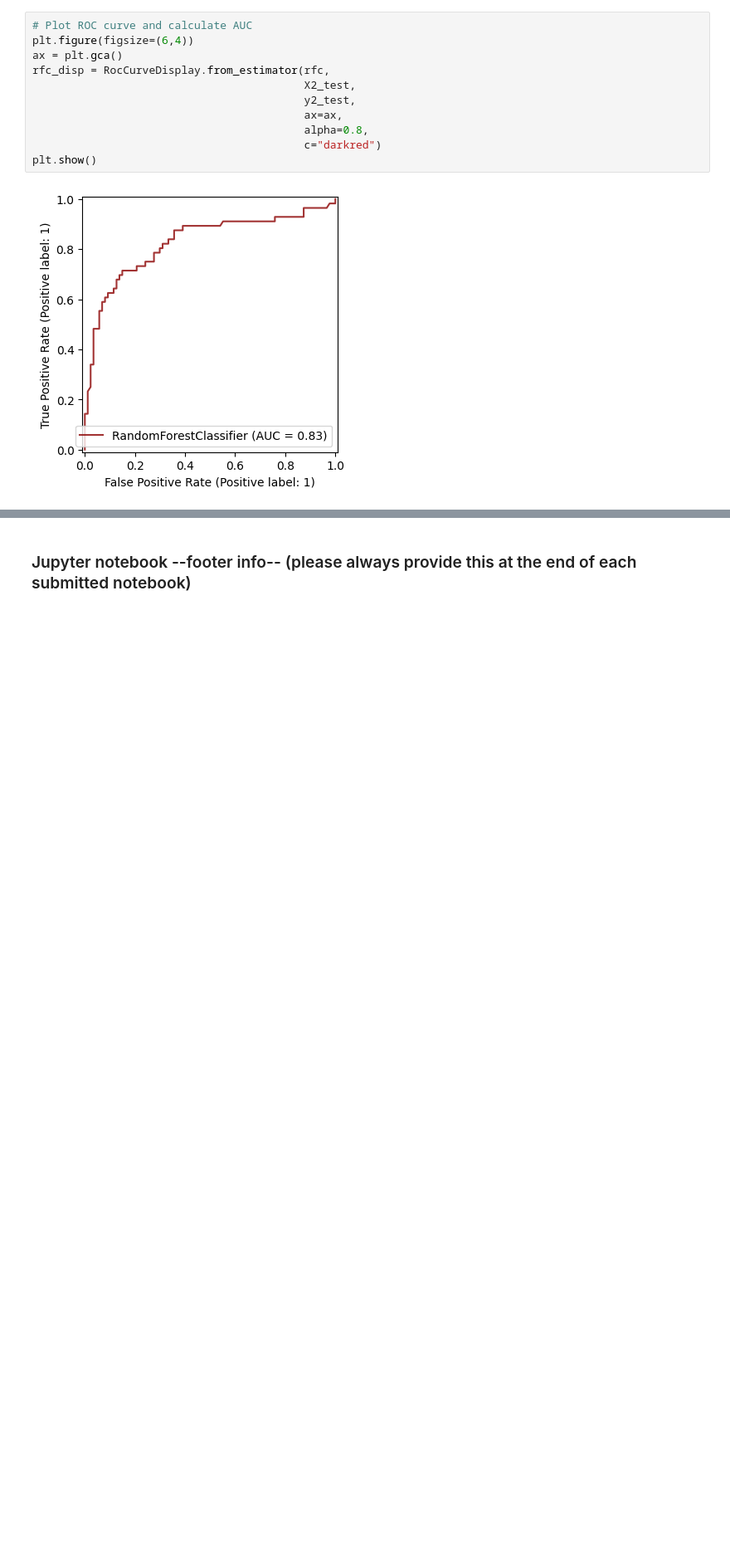
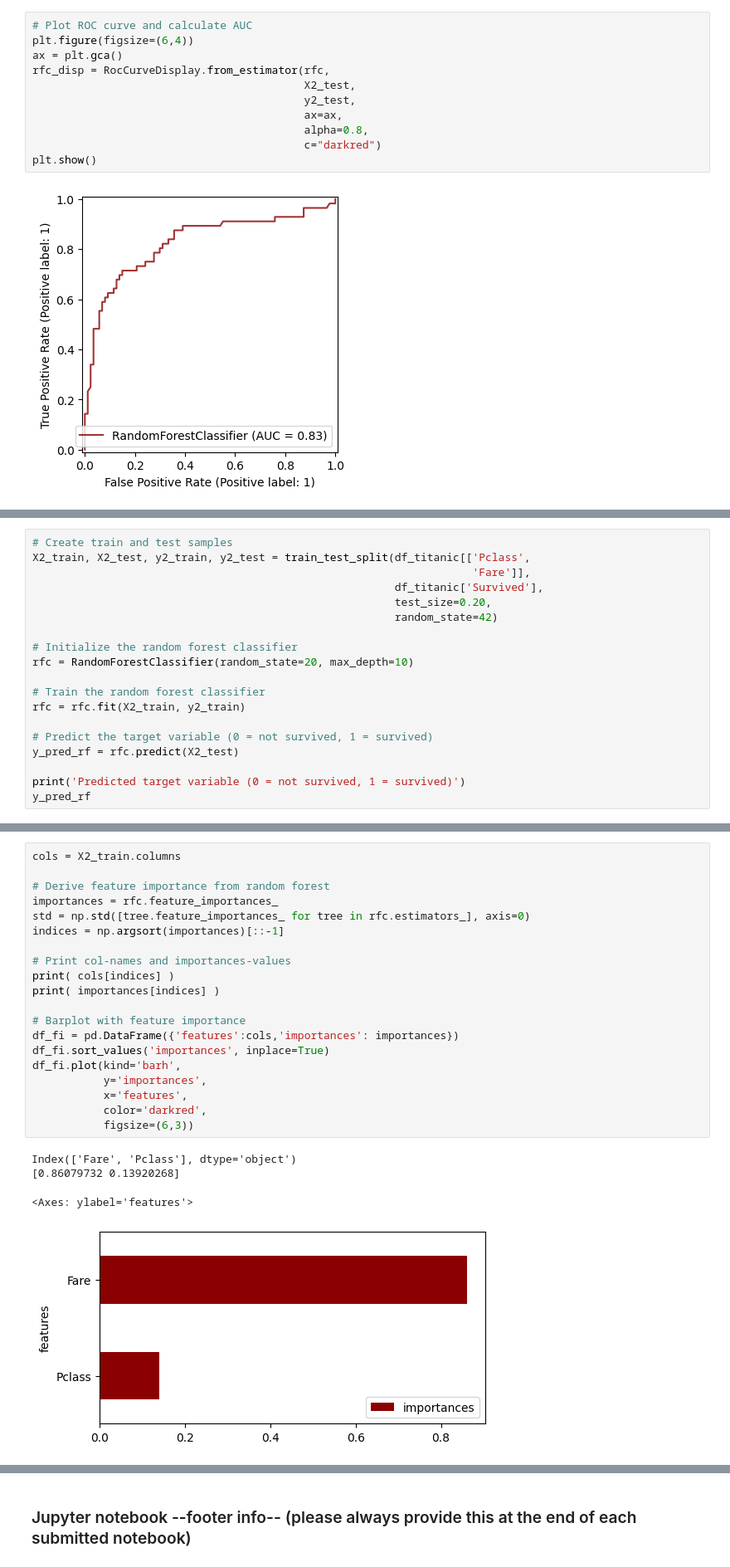
Before and after one commit to YaChiYang17/data_analytics, a Jupyter notebook: Week_09/classification_analysis_titanic.ipynb, the cells around one changed output, grey strips where cells are left out. Shown: that part at 83% size. Cells and saved outputs as stored; diff of their text form; blank space fills up the shorter version.

```diff
--- a/Week_09/classification_analysis_titanic.ipynb
+++ b/Week_09/classification_analysis_titanic.ipynb
@@ -441,0 +526,19 @@ plt.show()
+# %%
+# Create train and test samples
+X2_train, X2_test, y2_train, y2_test = train_test_split(df_titanic[['Pclass',
+                                                                    'Fare']],
+                                                        df_titanic['Survived'],
+                                                        test_size=0.20,
+                                                        random_state=42)
+
+# Initialize the random forest classifier
+rfc = RandomForestClassifier(random_state=20, max_depth=10)
+
+# Train the random forest classifier
+rfc = rfc.fit(X2_train, y2_train)
+
+# Predict the target variable (0 = not survived, 1 = survived)
+y_pred_rf = rfc.predict(X2_test)
+
+print('Predicted target variable (0 = not survived, 1 = survived)')
+y_pred_rf
@@ -441,0 +554,25 @@ plt.show()
+# %%
+cols = X2_train.columns
+
+# Derive feature importance from random forest
+importances = rfc.feature_importances_
+std = np.std([tree.feature_importances_ for tree in rfc.estimators_], axis=0)
+indices = np.argsort(importances)[::-1]
+
+# Print col-names and importances-values
+print( cols[indices] )
+print( importances[indices] )
+
+# Barplot with feature importance
+df_fi = pd.DataFrame({'features':cols,'importances': importances})
+df_fi.sort_values('importances', inplace=True)
+df_fi.plot(kind='barh',
+           y='importances',
+           x='features',
+           color='darkred',
+           figsize=(6,3))
+# %% [output]
+Index(['Fare', 'Pclass'], dtype='object')
+[0.86079732 0.13920268]
+<Axes: ylabel='features'>
+[figure, added]
```
Also changed, not shown: parts of 12 cells of this notebook, 1 other file.
